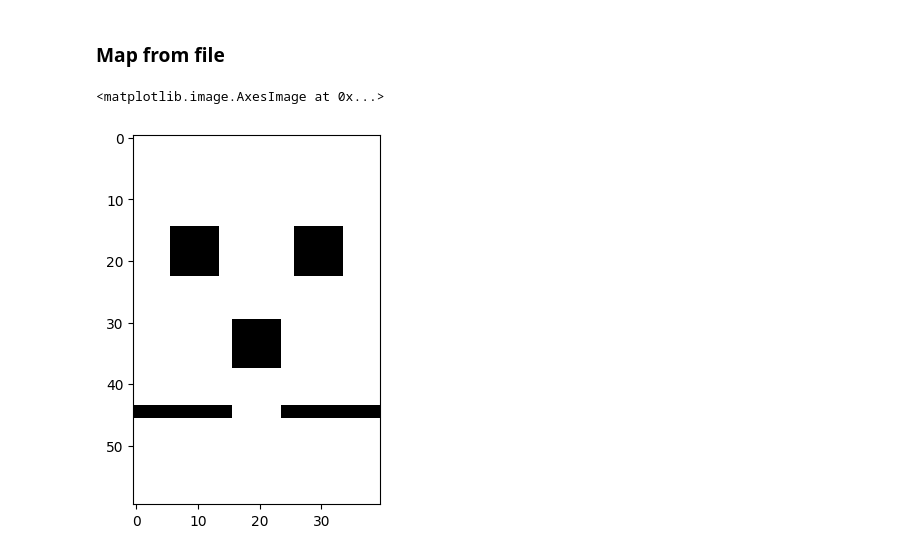
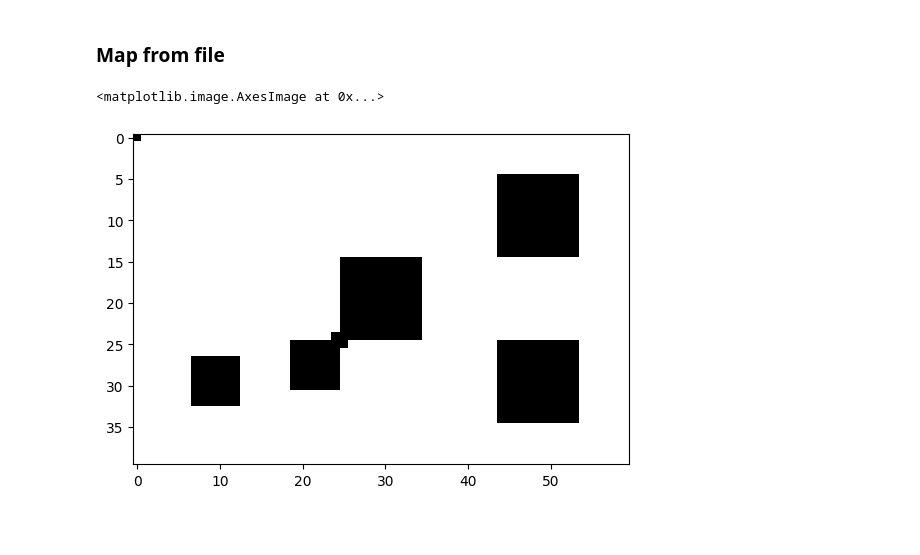
Before and after one commit to alejotoro-o/multi-robot-ueia, a Jupyter notebook: path_planning.ipynb, the cells around one changed output. Drawn from its saved outputs; the diff is of its cells as text; code cells hidden in the pictures; blank space fills up the shorter version.

```diff
--- a/path_planning.ipynb
+++ b/path_planning.ipynb
@@ -136,12 +143,12 @@ plt.grid()
 # %%
 import cv2
 # %%
-map = cv2.imread("test_map.jpg")
+map = cv2.imread("test_map2.jpg")
 map = cv2.cvtColor(map, cv2.COLOR_BGR2GRAY)
 map = cv2.threshold(map, 128, 1, cv2.THRESH_BINARY_INV)[1]
-map = cv2.resize(map, (40,60))
+#map = cv2.resize(map, (40,60))
 plt.imshow(map, cmap='binary')
 # %% [output]
 <matplotlib.image.AxesImage at 0x...>
-[figure, old version]
+[figure, new version]
 # %%
```
Also changed, not shown: parts of 5 cells of this notebook, 23 other files.
